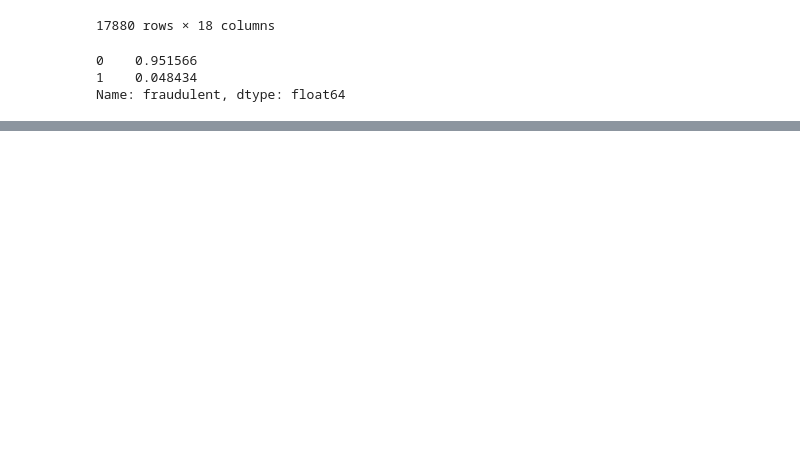
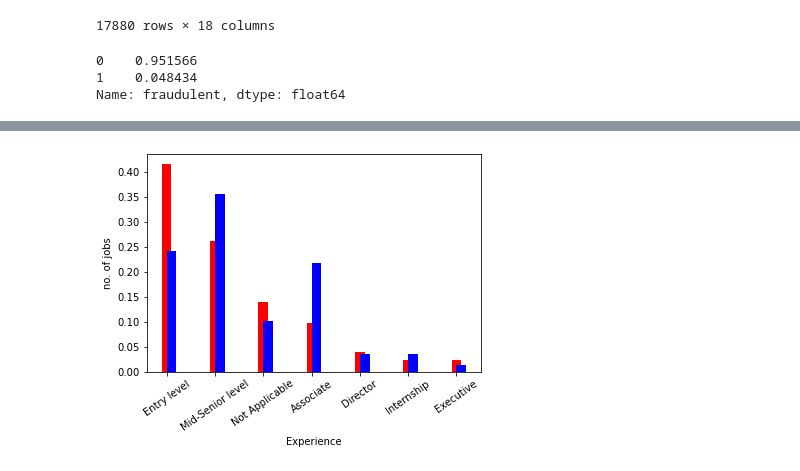
Before and after one commit to SeanBackstrom/Is_The_Job_Posting_Fraud_or_not, a Jupyter notebook: unit-2-build.ipynb, the cells around one changed output, grey strips where cells are left out. Drawn from its saved outputs; the diff is of its cells as text; code cells hidden in the pictures; blank space fills up the shorter version.

```diff
--- a/unit-2-build.ipynb
+++ b/unit-2-build.ipynb
@@ -109,0 +254,15 @@ fake2.plot.bar();
+# %%
+#Graph NORMALIZED comparison between fraud job experience and normal and see the differences
+
+experience = dict(onlyfraud.required_experience.value_counts(normalize=True))
+experiencenot = dict(notfraud.required_experience.value_counts(normalize=True))
+
+plt.bar(experience.keys(), experience.values(), color='r', width = 0.2)
+plt.bar(experiencenot.keys(), experiencenot.values(), color = 'b', width = 0.2, align='edge')
+
+plt.xlabel('Experience', size=10)
+plt.ylabel('no. of jobs', size=10)
+plt.xticks(rotation=35)
+plt.show()
+# %% [output]
+[figure, added]
```
Also changed, not shown: parts of 40 cells of this notebook.
